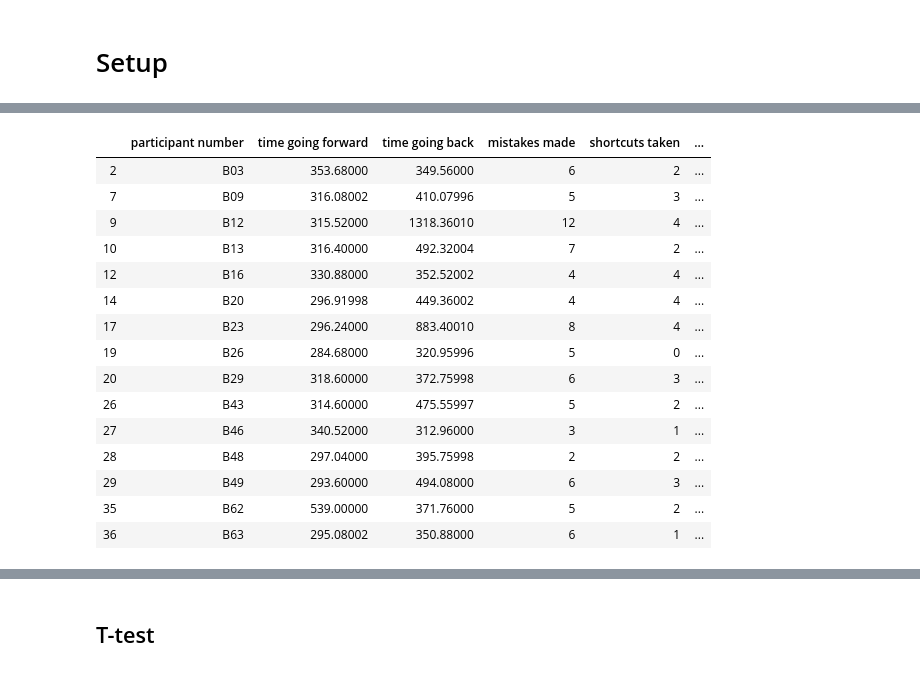
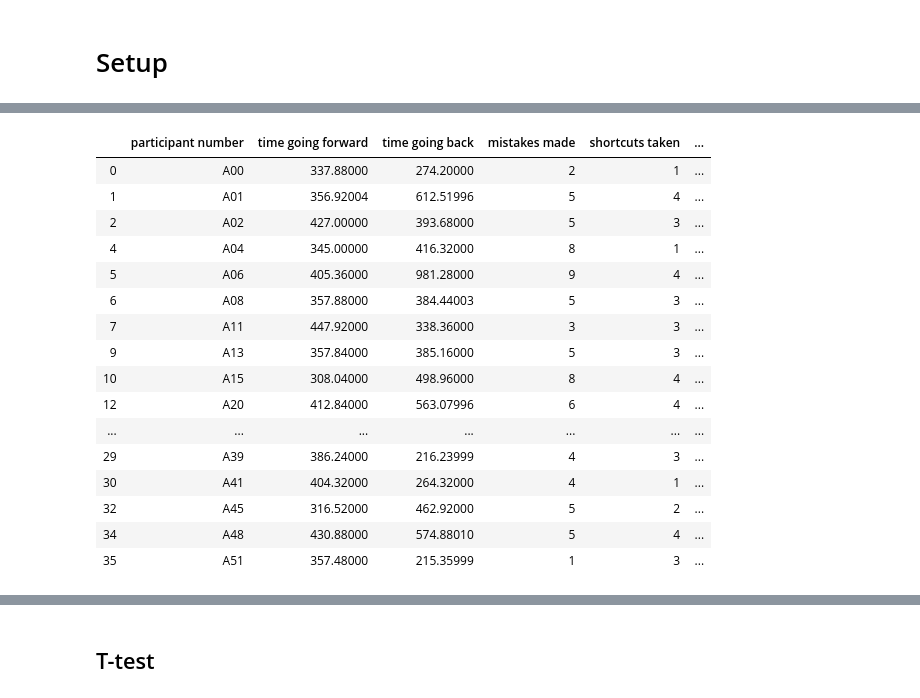
Before and after one commit to latedude2/P5-data-analysis, a Jupyter notebook: P5_result_analysis_for_least_wondered.ipynb, the cells around one changed output, grey strips where cells are left out. Saved outputs shown, nothing was run; the diff lists cells and outputs as text; code cells hidden in the pictures.

```diff
--- a/P5_result_analysis_for_least_wondered.ipynb
+++ b/P5_result_analysis_for_least_wondered.ipynb
@@ -8,6 +8,6 @@ import scipy.stats as stats
 # using matplotlib
 import matplotlib.pyplot as plt
 # %%
-dataConditionA = pd.read_csv('conditionA.csv', header=0, names = ['participant number', 'time going forward', 'time going back', 'mistakes made', 'shortcuts taken', 'times wandered away from navigational aid', 'time spent away from navigational aid', 'finished'])  #Reading data where the arrow was the navigational aid
+dataConditionA = pd.read_csv('conditionA.csv', header=0, names = ['participant number', 'time going forward', 'time going back', 'mistakes made', 'shortcuts taken', 'times Wandered away from navigational aid', 'time spent away from navigational aid', 'finished'])  #Reading data where the arrow was the navigational aid
 dataConditionA["condition"] = "Arrow"
 # %%
@@ -49,19 +28,0 @@ dataNoWonderA
-# %%
-dataNoWonderB
-# %% [output]
-|  | participant number | time going forward | time going back | mistakes made | shortcuts taken | ... |
-| 2 | B03 | 353.68000 | 349.56000 | 6 | 2 | ... |
-| 7 | B09 | 316.08002 | 410.07996 | 5 | 3 | ... |
-| 9 | B12 | 315.52000 | 1318.36010 | 12 | 4 | ... |
-| 10 | B13 | 316.40000 | 492.32004 | 7 | 2 | ... |
-| 12 | B16 | 330.88000 | 352.52002 | 4 | 4 | ... |
-| 14 | B20 | 296.91998 | 449.36002 | 4 | 4 | ... |
-| 17 | B23 | 296.24000 | 883.40010 | 8 | 4 | ... |
-| 19 | B26 | 284.68000 | 320.95996 | 5 | 0 | ... |
-| 20 | B29 | 318.60000 | 372.75998 | 6 | 3 | ... |
-| 26 | B43 | 314.60000 | 475.55997 | 5 | 2 | ... |
-| 27 | B46 | 340.52000 | 312.96000 | 3 | 1 | ... |
-| 28 | B48 | 297.04000 | 395.75998 | 2 | 2 | ... |
-| 29 | B49 | 293.60000 | 494.08000 | 6 | 3 | ... |
-| 35 | B62 | 539.00000 | 371.76000 | 5 | 2 | ... |
-| 36 | B63 | 295.08002 | 350.88000 | 6 | 1 | ... |
@@ -67,0 +32,20 @@ dataNoWonderB
+# %%
+dataNoWanderA
+# %% [output]
+|  | participant number | time going forward | time going back | mistakes made | shortcuts taken | ... |
+| 0 | A00 | 337.88000 | 274.20000 | 2 | 1 | ... |
+| 1 | A01 | 356.92004 | 612.51996 | 5 | 4 | ... |
+| 2 | A02 | 427.00000 | 393.68000 | 5 | 3 | ... |
+| 4 | A04 | 345.00000 | 416.32000 | 8 | 1 | ... |
+| 5 | A06 | 405.36000 | 981.28000 | 9 | 4 | ... |
+| 6 | A08 | 357.88000 | 384.44003 | 5 | 3 | ... |
+| 7 | A11 | 447.92000 | 338.36000 | 3 | 3 | ... |
+| 9 | A13 | 357.84000 | 385.16000 | 5 | 3 | ... |
+| 10 | A15 | 308.04000 | 498.96000 | 8 | 4 | ... |
+| 12 | A20 | 412.84000 | 563.07996 | 6 | 4 | ... |
+| ... | ... | ... | ... | ... | ... | ... |
+| 29 | A39 | 386.24000 | 216.23999 | 4 | 3 | ... |
+| 30 | A41 | 404.32000 | 264.32000 | 4 | 1 | ... |
+| 32 | A45 | 316.52000 | 462.92000 | 5 | 2 | ... |
+| 34 | A48 | 430.88000 | 574.88010 | 5 | 4 | ... |
+| 35 | A51 | 357.48000 | 215.35999 | 1 | 3 | ... |
```
Also changed, not shown: parts of 19 cells of this notebook.
